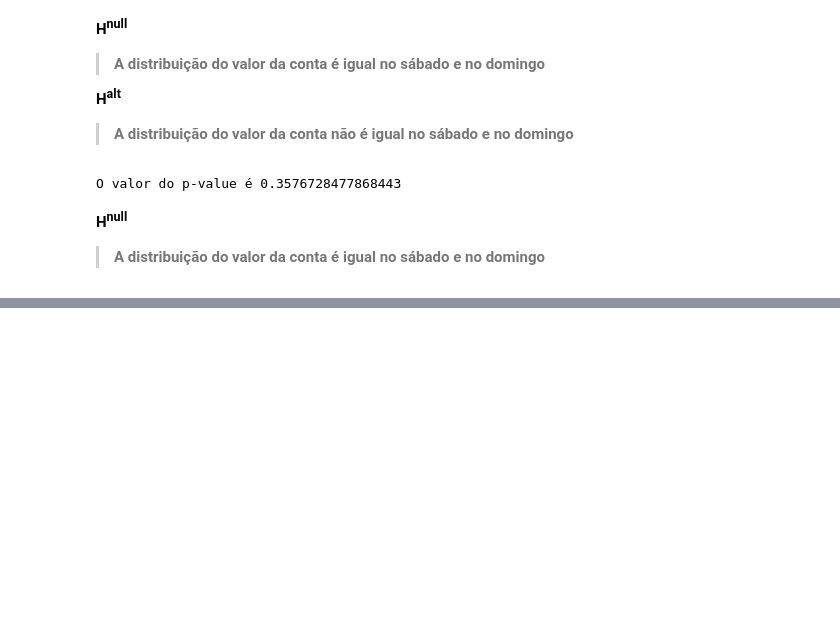
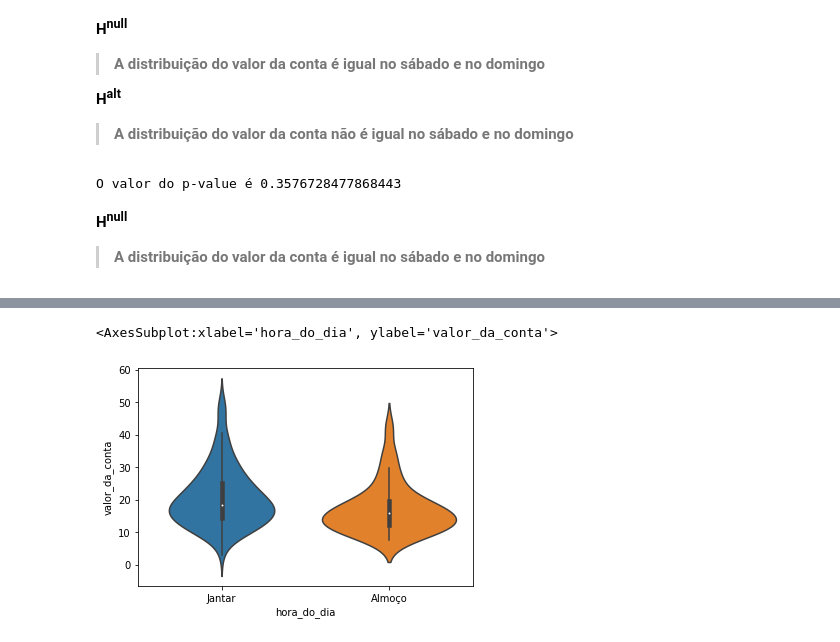
Before and after one commit to gefgu/Alura-Seaborn, a Jupyter notebook: EDA-Gorjetas.ipynb, the cells around one changed output, grey strips where cells are left out. Cells and saved outputs as stored; diff of their text form; code cells hidden in the pictures; blank space fills up the shorter version.

```diff
--- a/EDA-Gorjetas.ipynb
+++ b/EDA-Gorjetas.ipynb
@@ -442,0 +460,5 @@ O valor do p-value é 0.3576728477868443
+# %%
+sns.violinplot(x="hora_do_dia", y="valor_da_conta", data=gorjetas)
+# %% [output]
+<AxesSubplot:xlabel='hora_do_dia', ylabel='valor_da_conta'>
+[figure, added]
```
Also changed, not shown: parts of 26 cells of this notebook, 1 other file.
